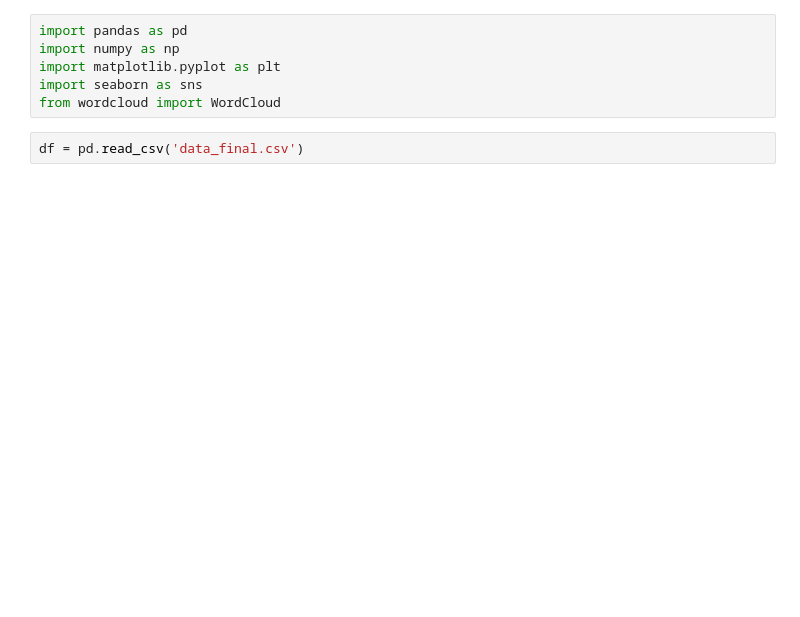
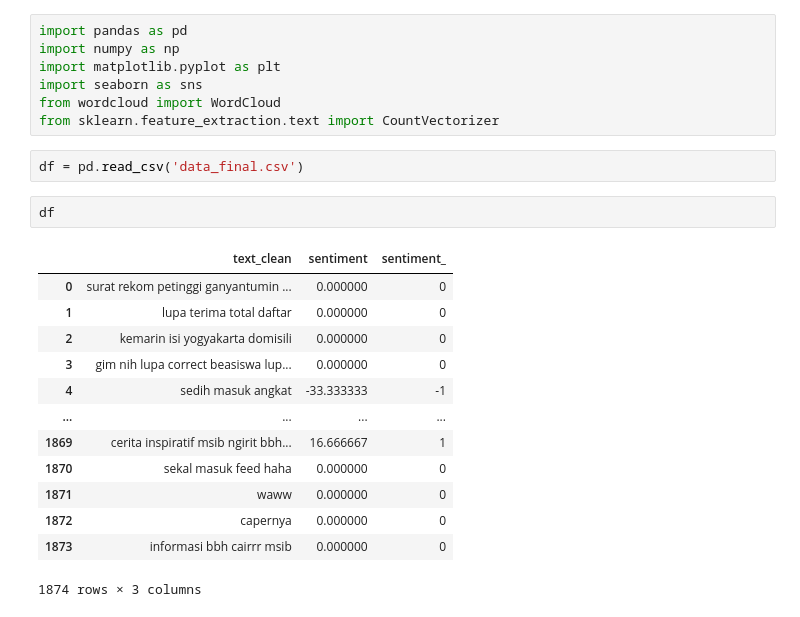
Before and after one commit to nsandarma/analisis-sentiment-instagram, a Jupyter notebook: Hasil.ipynb, the cells around one changed output. Cells and saved outputs as stored; diff of their text form; blank space fills up the shorter version.

```diff
--- a/Hasil.ipynb
+++ b/Hasil.ipynb
@@ -4,5 +4,22 @@ import numpy as np
 import matplotlib.pyplot as plt
 import seaborn as sns
 from wordcloud import WordCloud
+from sklearn.feature_extraction.text import CountVectorizer
 # %%
 df = pd.read_csv('data_final.csv')
+# %%
+df
+# %% [output]
+|  | text_clean | sentiment | sentiment_ |
+| 0 | surat rekom petinggi ganyantumin ... | 0.000000 | 0 |
+| 1 | lupa terima total daftar | 0.000000 | 0 |
+| 2 | kemarin isi yogyakarta domisili | 0.000000 | 0 |
+| 3 | gim nih lupa correct beasiswa lup... | 0.000000 | 0 |
+| 4 | sedih masuk angkat | -33.333333 | -1 |
+| ... | ... | ... | ... |
+| 1869 | cerita inspiratif msib ngirit bbh... | 16.666667 | 1 |
+| 1870 | sekal masuk feed haha | 0.000000 | 0 |
+| 1871 | waww | 0.000000 | 0 |
+| 1872 | capernya | 0.000000 | 0 |
+| 1873 | informasi bbh cairrr msib | 0.000000 | 0 |
+1874 rows × 3 columns
```
Also changed, not shown: parts of 12 cells of this notebook.
